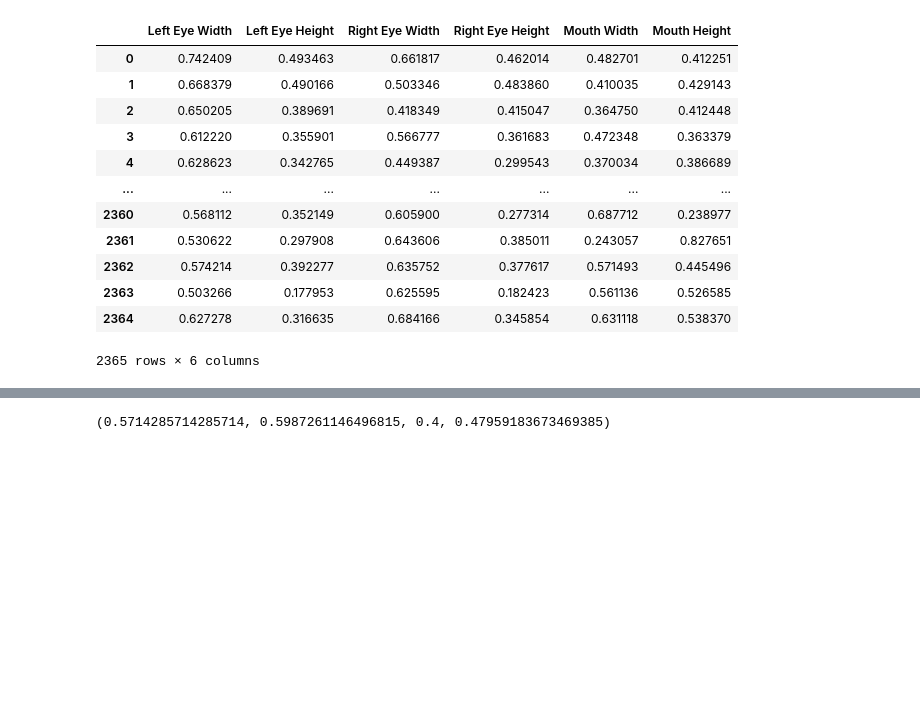
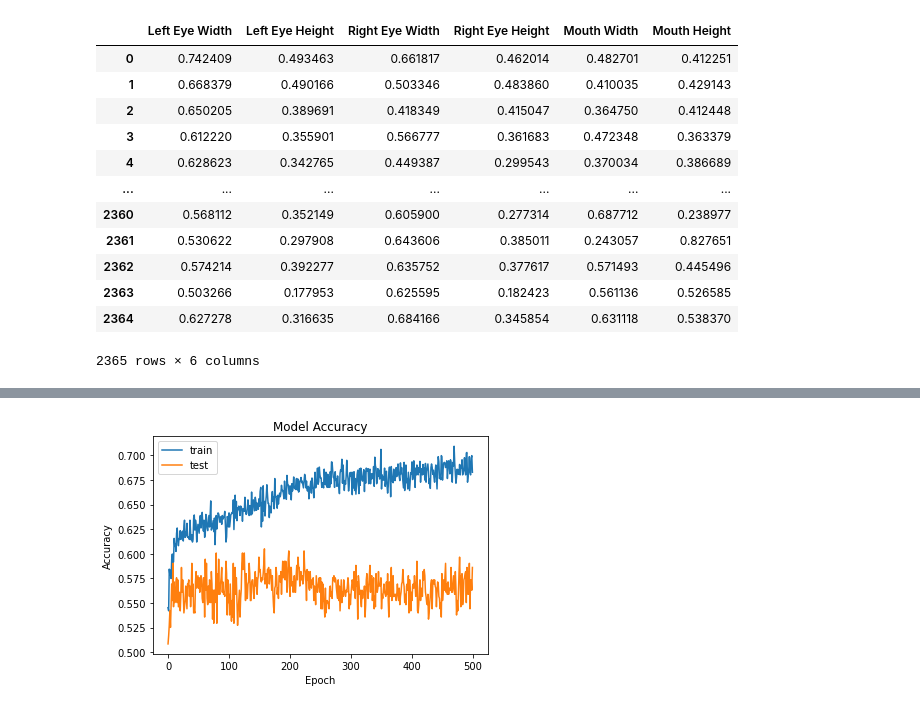
Before and after one commit to InspirAsianz/DrowsyDetection, a Jupyter notebook: NeuralNetworkFeatures.ipynb, the cells around one changed output, grey strips where cells are left out. Saved outputs shown, nothing was run; the diff lists cells and outputs as text; code cells hidden in the pictures; blank space fills up the shorter version.

```diff
--- a/NeuralNetworkFeatures.ipynb
+++ b/NeuralNetworkFeatures.ipynb
@@ -95,5 +94,3 @@ Total params: 4,427
 Trainable params: 4,327
 Non-trainable params: 100
 _________________________________________________________________
-# %%
-model.fit(X_Train, Y_Train, epochs=1000, verbose=2)
@@ -124,10 +97,13 @@ model.evaluate(X_Test, Y_Test)
-# %%
-from sklearn.metrics import accuracy_score, precision_score, recall_score, f1_score
-Y_Pred = np.argmax(model.predict(X_Test), axis=-1)
-accuracy = accuracy_score(Y_Test, Y_Pred)
-precision = precision_score(Y_Test, Y_Pred, pos_label=1)
-recall = recall_score(Y_Test, Y_Pred, pos_label=1)
-f1 = f1_score(Y_Test, Y_Pred, pos_label=1)
-accuracy, precision, recall, f1
-# %% [output]
-(0.5714285714285714, 0.5987261146496815, 0.4, 0.47959183673469385)
+# %%
+history = model.fit(X_Train, Y_Train, epochs=500, verbose=0, validation_data=(X_Test, Y_Test))
+# %%
+plt.plot(history.history['accuracy'])
+plt.plot(history.history['val_accuracy'])
+plt.title('Model Accuracy')
+plt.ylabel('Accuracy')
+plt.xlabel('Epoch')
+plt.legend(['train', 'test'], loc='upper left')
+plt.savefig("modelacc.png")
+plt.show()
+# %% [output]
+[figure, added]
```
Also changed, not shown: parts of 6 cells of this notebook, 10 other files.
